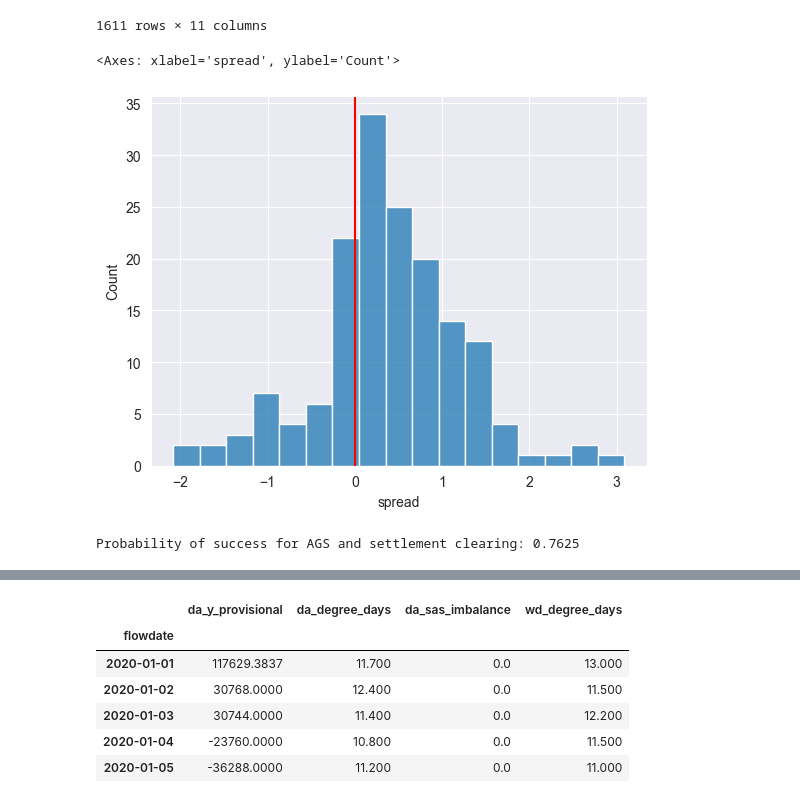
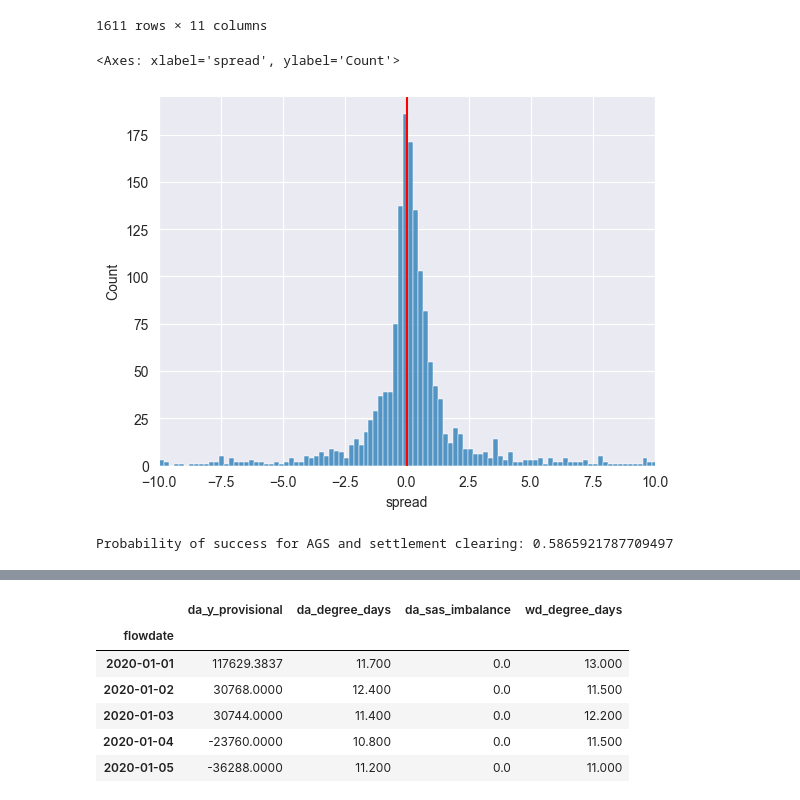
Before and after one commit to earlofpudding/gme-eda, a Jupyter notebook: notebooks/exploratory/20251022_GME_vol.ipynb, the cells around one changed output, grey strips where cells are left out. Saved outputs shown, nothing was run; the diff lists cells and outputs as text; code cells hidden in the pictures.

```diff
--- a/notebooks/exploratory/20251022_GME_vol.ipynb
+++ b/notebooks/exploratory/20251022_GME_vol.ipynb
@@ -186,21 +186,24 @@ ags_da
 | 1609 | 2025-07-20 | 2610475 | S | A | 2025-07-19 11:27:39+00:00 | MGP-ASTA | 7200 | 36.940 | MFT ENERGY A/S | ... |
 | 1610 | 2025-07-22 | 2611813 | S | A | 2025-07-21 11:29:36+00:00 | MGP-ASTA | 6432 | 37.860 | BKW ENERGIE AG | ... |
 1611 rows × 11 columns
+# %%
+DATELIMIT = pd.to_datetime("2017-01-01")
 # %%
 # ags_da[ags_da["flowdate"] > pd.to_datetime("2024-01-01")].plot(kind="kde", )
-ags_da_filtered = ags_da[ags_da["flowdate"] > pd.to_datetime("2025-01-01")]
+ags_da_filtered = ags_da[ags_da["flowdate"] > DATELIMIT]
 
 plt.axvline(x=0, color='red', linewidth=1.5, linestyle='-')
+plt.gca().set_xlim(-10, 10)
 sns.histplot(ags_da_filtered, x="spread", fill=True)
 # %% [output]
 <Axes: xlabel='spread', ylabel='Count'>
-[figure, old version]
+[figure, new version]
 # %%
 # Get the probability of the positive spread (sell AGS buy average settlement)
 prob_ags_spread_win = (ags_da_filtered['spread'] > 0).mean()
 print(f'Probability of success for AGS and settlement clearing: {prob_ags_spread_win}')
 # %% [output]
-Probability of success for AGS and settlement clearing: 0.7625
+Probability of success for AGS and settlement clearing: 0.5865921787709497
 # %%
 ags_da_filtered
 # %% [output]
```
Also changed, not shown: parts of 15 cells of this notebook.
